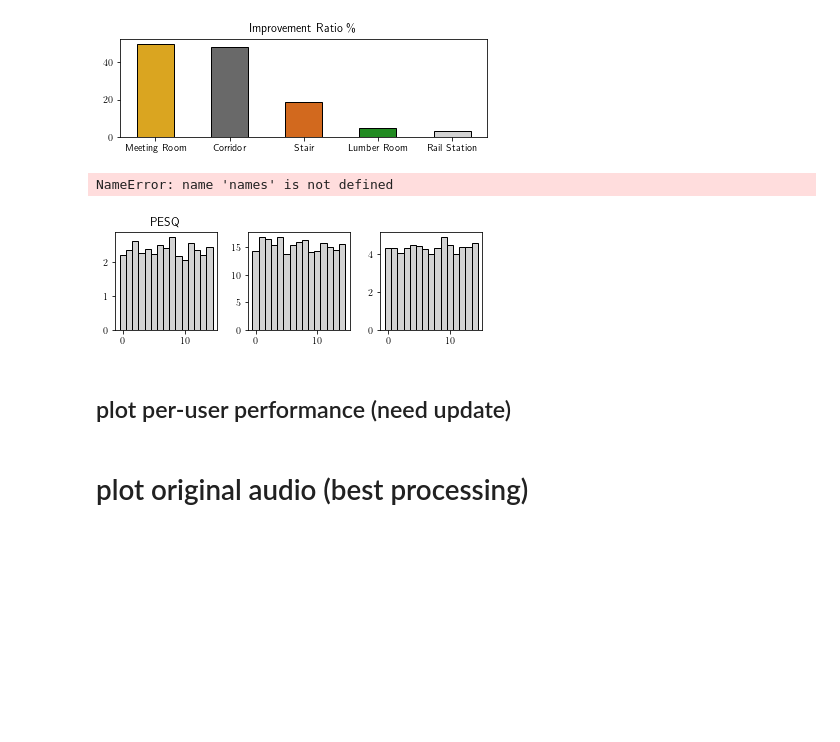
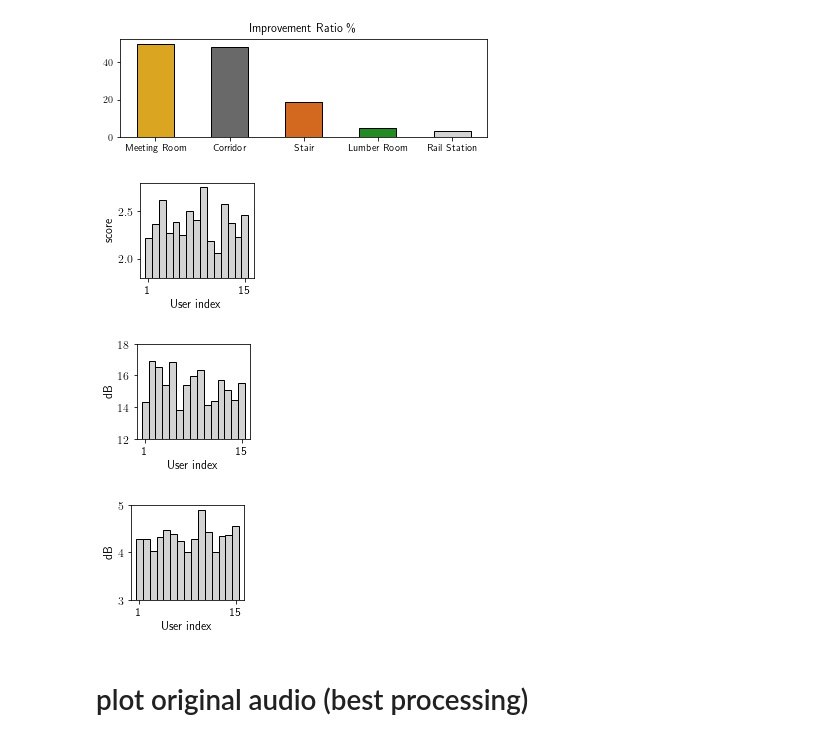
Before and after one commit to lixinghe1999/audioproject, a Jupyter notebook: DL/plot.ipynb, the cells around one changed output. Saved outputs shown, nothing was run; the diff lists cells and outputs as text; code cells hidden in the pictures; blank space fills up the shorter version.

Commit message:
per-user without leakage

```diff
--- a/DL/plot.ipynb
+++ b/DL/plot.ipynb
@@ -5,6 +5,7 @@ import matplotlib.pyplot as plt
 import matplotlib.patches as mpatches
 from matplotlib import rc
 rc('text', usetex=True)
+plt.rcParams.update({'font.size': 12})
 import numpy as np
 import os
 # %% [markdown]
@@ -125,34 +181,29 @@ plt.show()
 # %%
 Users = [[ 2.21330908, 14.27642919, 4.27675414], [ 2.36334458, 16.8993264, 4.275975], [2.6153129, 16.48531423, 4.02573672],
          [ 2.27346119, 15.39374823, 4.31043435], [ 2.38663021, 16.83866558, 4.46454435], [ 2.24511416, 13.83213202, 4.38668591],
          [ 2.49567416, 15.38699712, 4.23607789], [ 2.40857382, 15.93852612, 3.99670947], [ 2.75104098, 16.34208446,  4.27594514],
          [ 2.1887874,  14.11723619,  4.89126638], [ 2.05477482, 14.34193787, 4.43125501], [ 2.57268948, 15.71714678,  3.99151784],
          [ 2.37125579, 15.05683521,  4.32900796], [ 2.22275327, 14.4348906, 4.36828145], [ 2.45912401, 15.48622395, 4.55758918]]
-fig, axs = plt.subplots(1, 3, figsize=(6, 2))
-plt.subplots_adjust(left=0.1, bottom=0.2, right=0.95, wspace=0.3)
-for i in range(len(Users)):
-    for j in range(3):
-        axs[j].bar(i, Users[i][j], color='lightgrey', edgecolor='black', width=1)
-titles = ['PESQ', 'SNR/dB', 'LSD/dB']
-y_lims = [[1.8, 2.8], [10, 18], [2, 12]]
-for i, ax in enumerate(axs):
-    ax.set_title(titles[i])
-    ax.set_xticks([0.1, 1.1, 2.1, 3.1], names)
-    ax.set_ylim(y_lims[i])
-# axs.set_xticks(range(15))
-# axs.set_ylabel('PESQ')
-# axs.set_xlabel('Users index')
-
-plt.savefig('per_user.pdf', dpi=300)
-plt.show()
+titles = ['score', 'dB', 'dB']
+y_lims = [[1.8, 2.8], [12, 18], [3, 5]]
+for j in range(3):
+    plt.figure(figsize=(2, 2))
+    plt.subplots_adjust(left=0.2, bottom=0.22, right=0.99)
+    for i in range(len(Users)):
+        plt.bar(i, Users[i][j], color='lightgrey', edgecolor='black', width=1)
+    plt.ylabel(titles[j])
+    plt.ylim(y_lims[j])
+    plt.xticks([0, 14], [1, 15])
+    plt.xlabel('User index')
+    plt.savefig('per_user_'+str(j)+'.pdf', dpi=300)
+    plt.show()
 # %% [output]
-NameError: name 'names' is not defined
-[figure, old version]
+[figure, new version]
+[figure, added]
+[figure, added]
 # %%
  Users = [[ 2.21330908, 14.27642919, 4.27675414], [ 2.36334458, 16.8993264, 4.275975], [2.6153129, 16.48531423, 4.02573672],
          [ 2.27346119, 15.39374823, 4.31043435], [ 2.38663021, 16.83866558, 4.46454435], [ 2.24511416, 13.83213202, 4.38668591],
          [ 2.49567416, 15.38699712, 4.23607789], [ 2.40857382, 15.93852612, 3.99670947], [ 2.75104098, 16.34208446,  4.27594514],
          [ 2.1887874,  14.11723619,  4.89126638], [ 2.05477482, 14.34193787, 4.43125501], [ 2.57268948, 15.71714678,  3.99151784],
          [ 2.37125579, 15.05683521,  4.32900796], [ 2.22275327, 14.4348906, 4.36828145], [ 2.45912401, 15.48622395, 4.55758918]]
-# %% [markdown]
-## plot per-user performance (need update)
```
Also changed, not shown: parts of 7 cells of this notebook, 3 other files.
